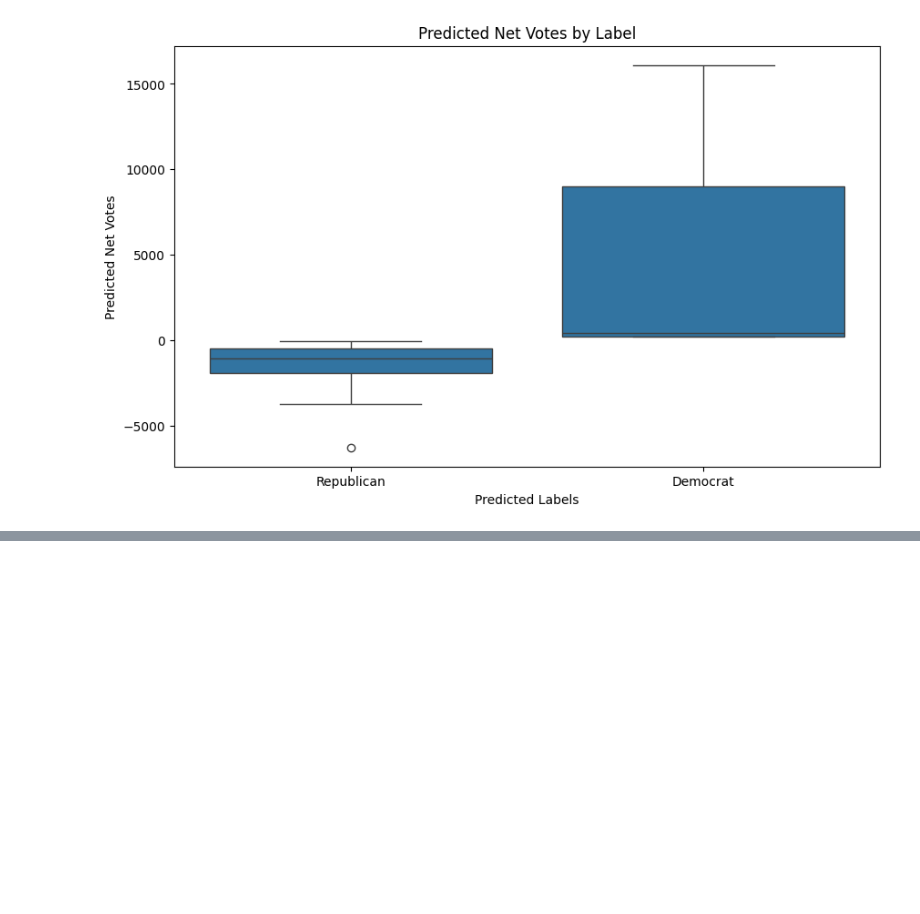
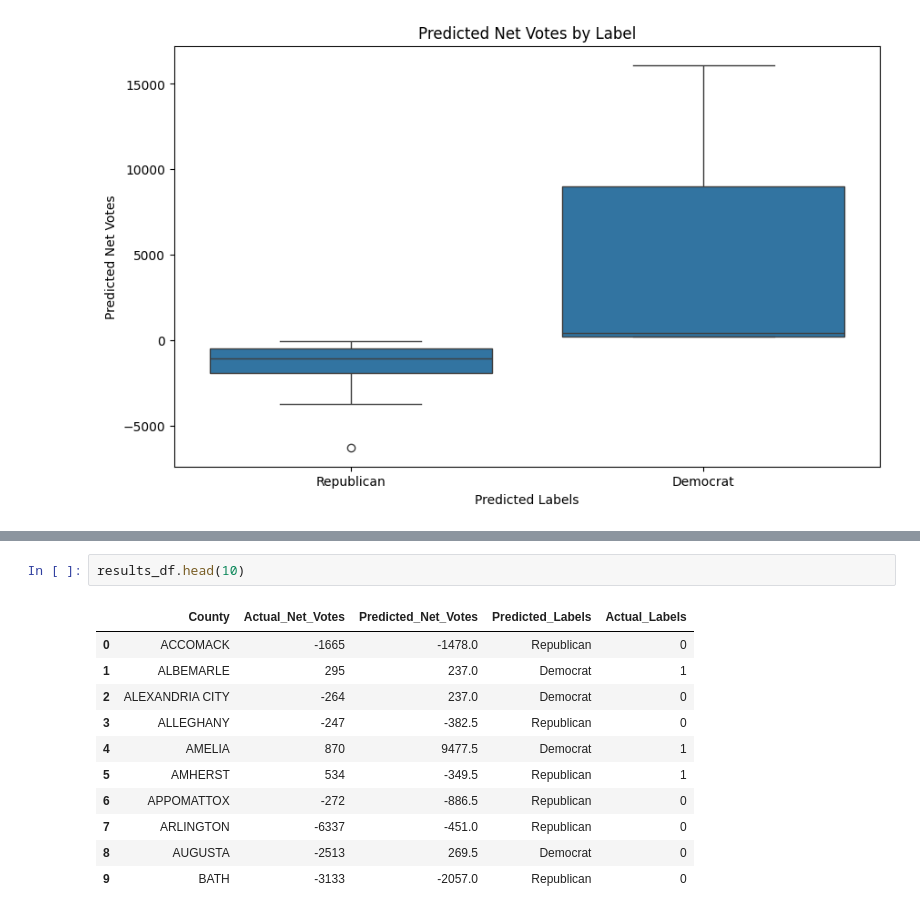
Before and after one commit to dha5sm/project_voting, a Jupyter notebook: Data_exploration_project_voting.ipynb, the cells around one changed output, grey strips where cells are left out. Drawn from its saved outputs; the diff is of its cells as text; blank space fills up the shorter version.

```diff
--- a/Data_exploration_project_voting.ipynb
+++ b/Data_exploration_project_voting.ipynb
@@ -474,0 +432,14 @@ KeyError: 'county_name'
+# %%
+results_df.head(10)
+# %% [output]
+|  | County | Actual_Net_Votes | Predicted_Net_Votes | Predicted_Labels | Actual_Labels |
+| 0 | ACCOMACK | -1665 | -1478.0 | Republican | 0 |
+| 1 | ALBEMARLE | 295 | 237.0 | Democrat | 1 |
+| 2 | ALEXANDRIA CITY | -264 | 237.0 | Democrat | 0 |
+| 3 | ALLEGHANY | -247 | -382.5 | Republican | 0 |
+| 4 | AMELIA | 870 | 9477.5 | Democrat | 1 |
+| 5 | AMHERST | 534 | -349.5 | Republican | 1 |
+| 6 | APPOMATTOX | -272 | -886.5 | Republican | 0 |
+| 7 | ARLINGTON | -6337 | -451.0 | Republican | 0 |
+| 8 | AUGUSTA | -2513 | 269.5 | Democrat | 0 |
+| 9 | BATH | -3133 | -2057.0 | Republican | 0 |
```
Also changed, not shown: parts of 9 cells of this notebook.
